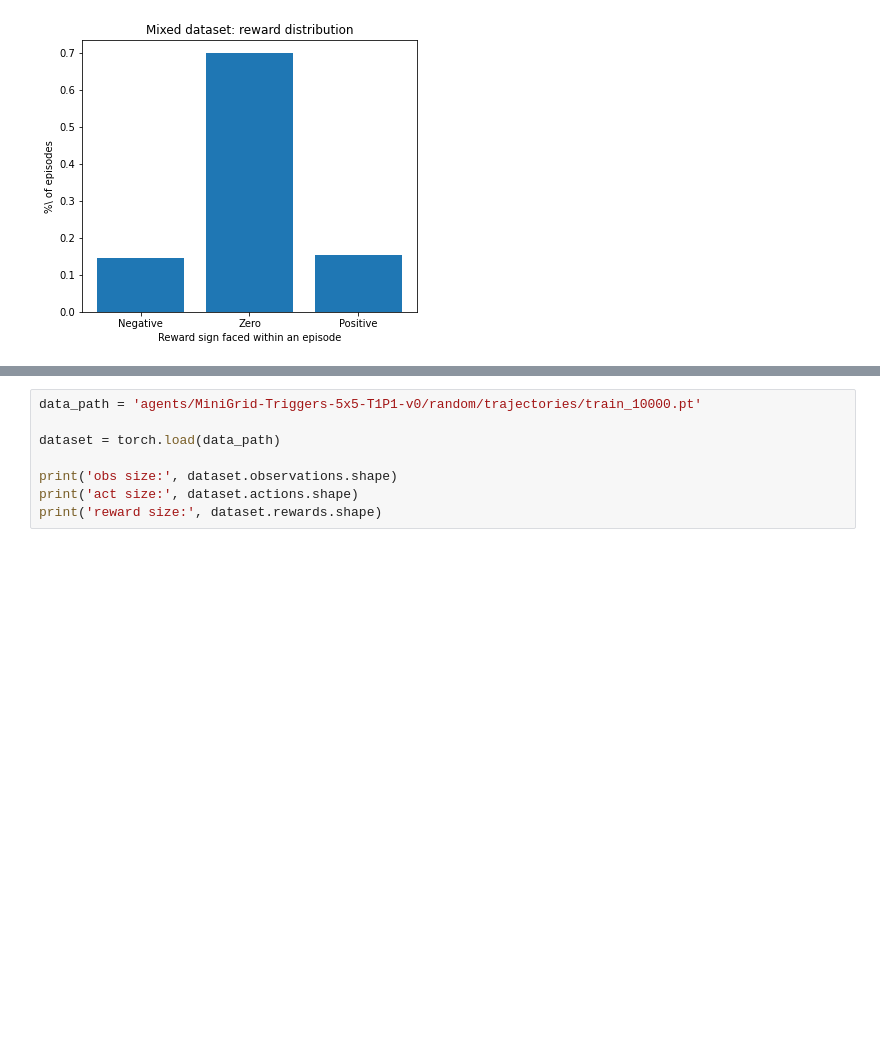
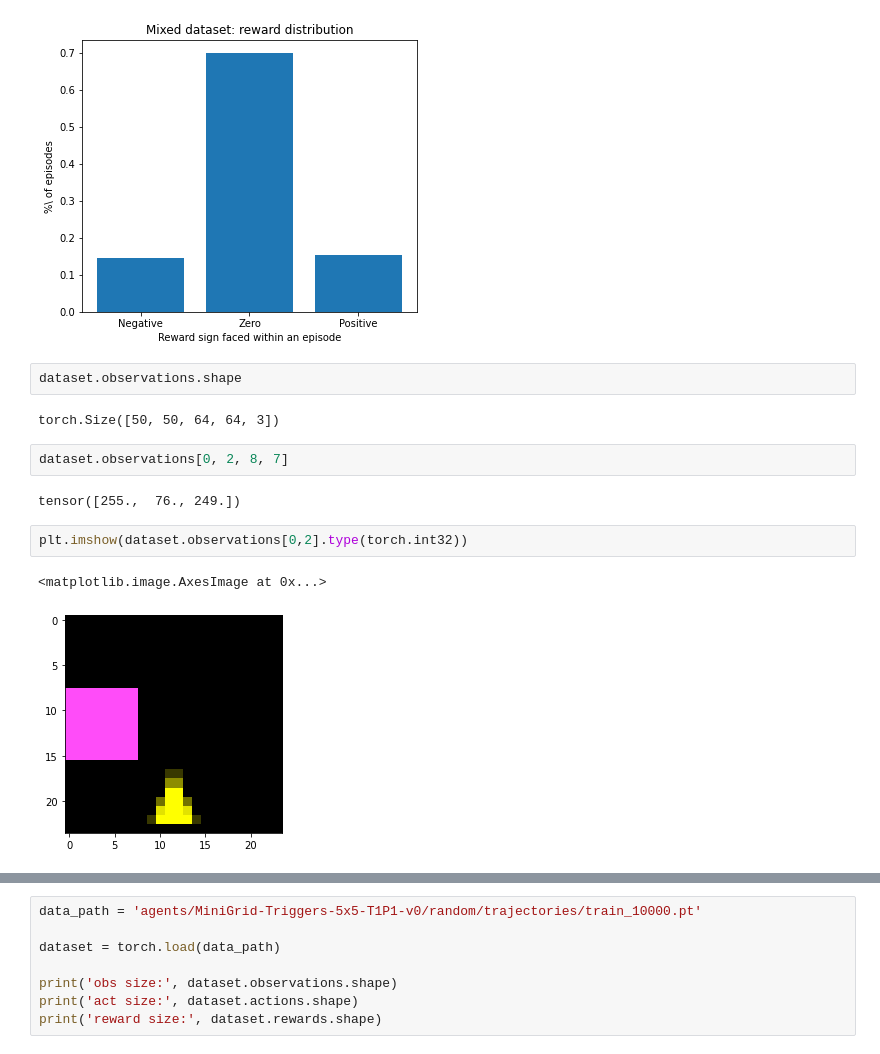
Before and after one commit to mbalesni/rl-secret, a Jupyter notebook: secret/notebooks/scratchpad.ipynb, the cells around one changed output, grey strips where cells are left out. Cells and saved outputs as stored; diff of their text form; blank space fills up the shorter version.

```diff
--- a/scratchpad.ipynb
+++ b/secret/notebooks/scratchpad.ipynb
@@ -178,3 +214,16 @@ Getting uniques..
 Got uniques. Plotting...
 Positive: 769 | Negative: 728
 [figure]
+# %%
+dataset.observations.shape
+# %% [output]
+torch.Size([50, 50, 64, 64, 3])
+# %%
+dataset.observations[0, 2, 8, 7]
+# %% [output]
+tensor([255.,  76., 249.])
+# %%
+plt.imshow(dataset.observations[0,2].type(torch.int32))
+# %% [output]
+<matplotlib.image.AxesImage at 0x...>
+[figure, added]
```
Also changed, not shown: parts of 12 cells of this notebook, 20 other files.
